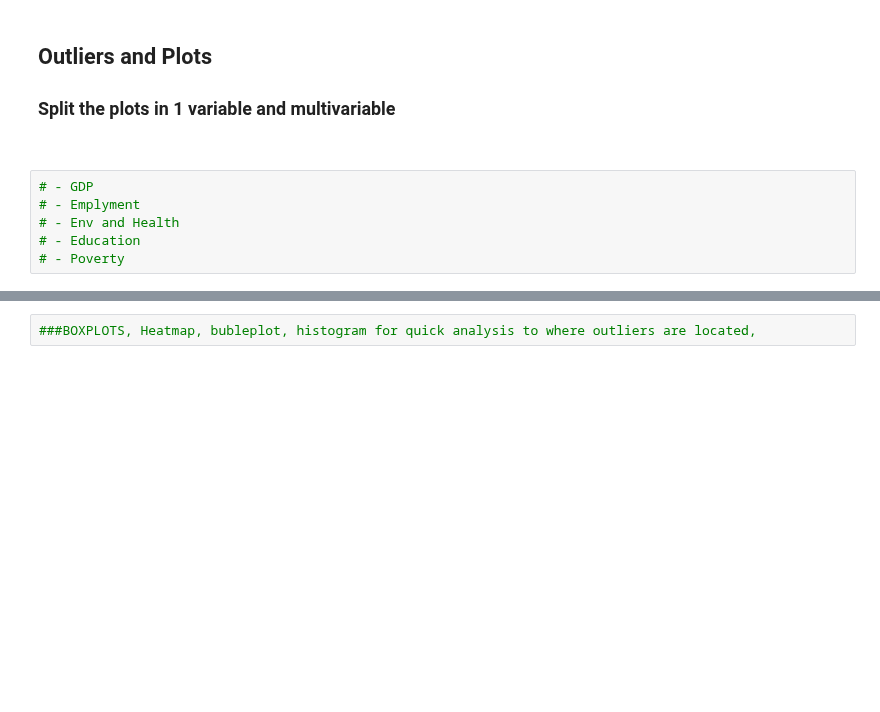
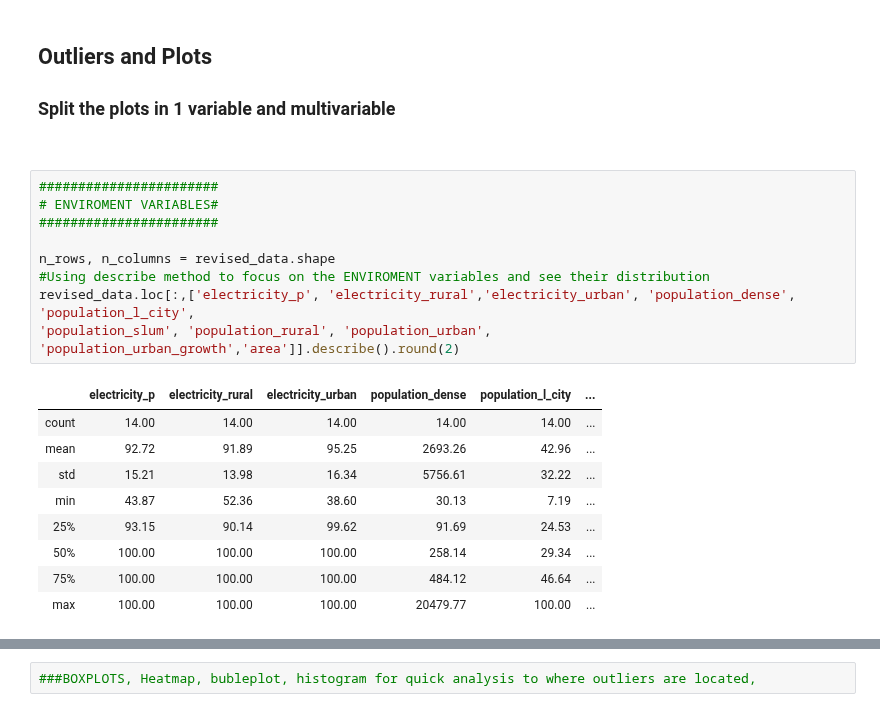
Before and after one commit to georgina1994/Optimus-Primer, a Jupyter notebook: Final Project.ipynb, the cells around one changed output, grey strips where cells are left out. Cells and saved outputs as stored; diff of their text form; blank space fills up the shorter version.

```diff
--- a/Final Project.ipynb
+++ b/Final Project.ipynb
@@ -1858,9 +1858,22 @@ dtype: int64
 
 ### Split the plots in 1 variable and multivariable
 <br>
-# %%
-# - GDP
-# - Emplyment
-# - Env and Health
-# - Education
-# - Poverty
+# %%
+#######################
+# ENVIROMENT VARIABLES#
+#######################
+
+n_rows, n_columns = revised_data.shape
+#Using describe method to focus on the ENVIROMENT variables and see their distribution
+revised_data.loc[:,['electricity_p', 'electricity_rural','electricity_urban', 'population_dense', 'population_l_city',
+'population_slum', 'population_rural', 'population_urban', 'population_urban_growth','area']].describe().round(2)
+# %% [output]
+|  | electricity_p | electricity_rural | electricity_urban | population_dense | population_l_city | ... |
+| count | 14.00 | 14.00 | 14.00 | 14.00 | 14.00 | ... |
+| mean | 92.72 | 91.89 | 95.25 | 2693.26 | 42.96 | ... |
+| std | 15.21 | 13.98 | 16.34 | 5756.61 | 32.22 | ... |
+| min | 43.87 | 52.36 | 38.60 | 30.13 | 7.19 | ... |
+| 25% | 93.15 | 90.14 | 99.62 | 91.69 | 24.53 | ... |
+| 50% | 100.00 | 100.00 | 100.00 | 258.14 | 29.34 | ... |
+| 75% | 100.00 | 100.00 | 100.00 | 484.12 | 46.64 | ... |
+| max | 100.00 | 100.00 | 100.00 | 20479.77 | 100.00 | ... |
```
Also changed, not shown: parts of 3 cells of this notebook.
